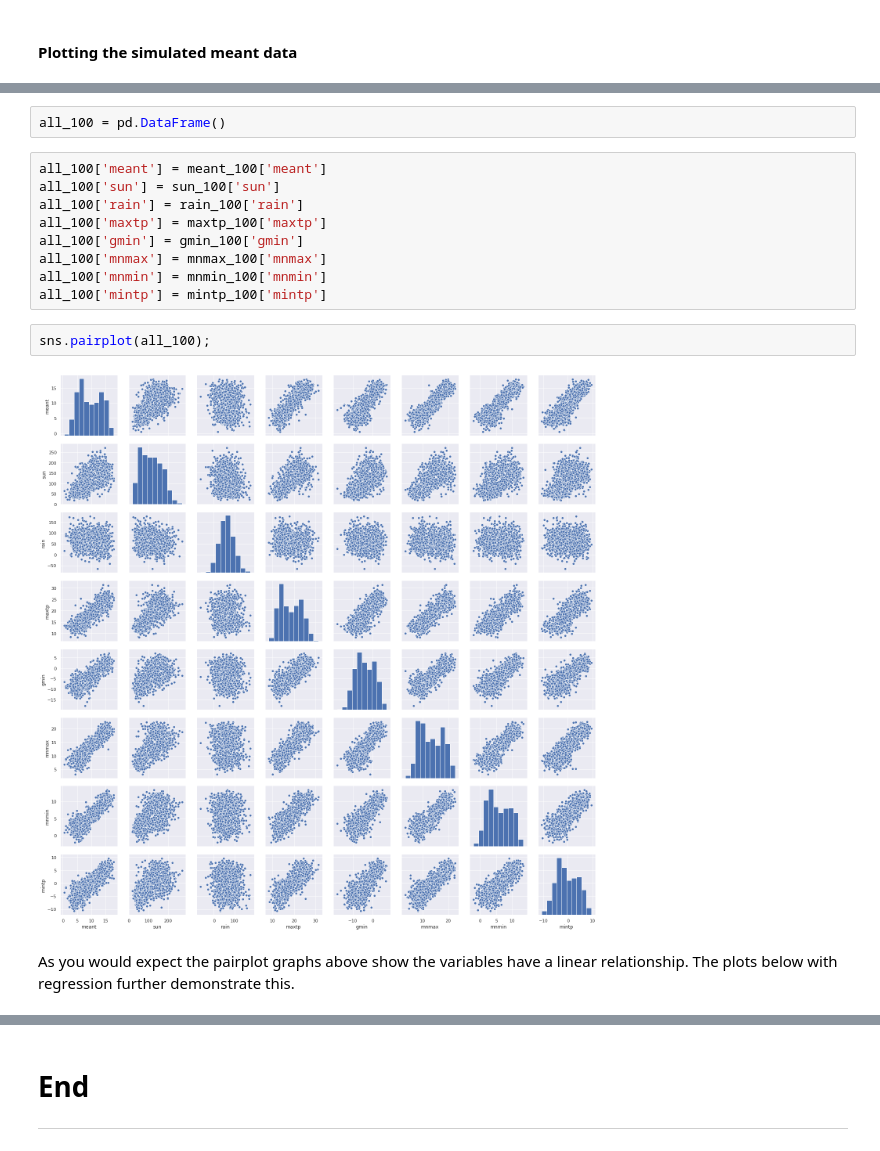
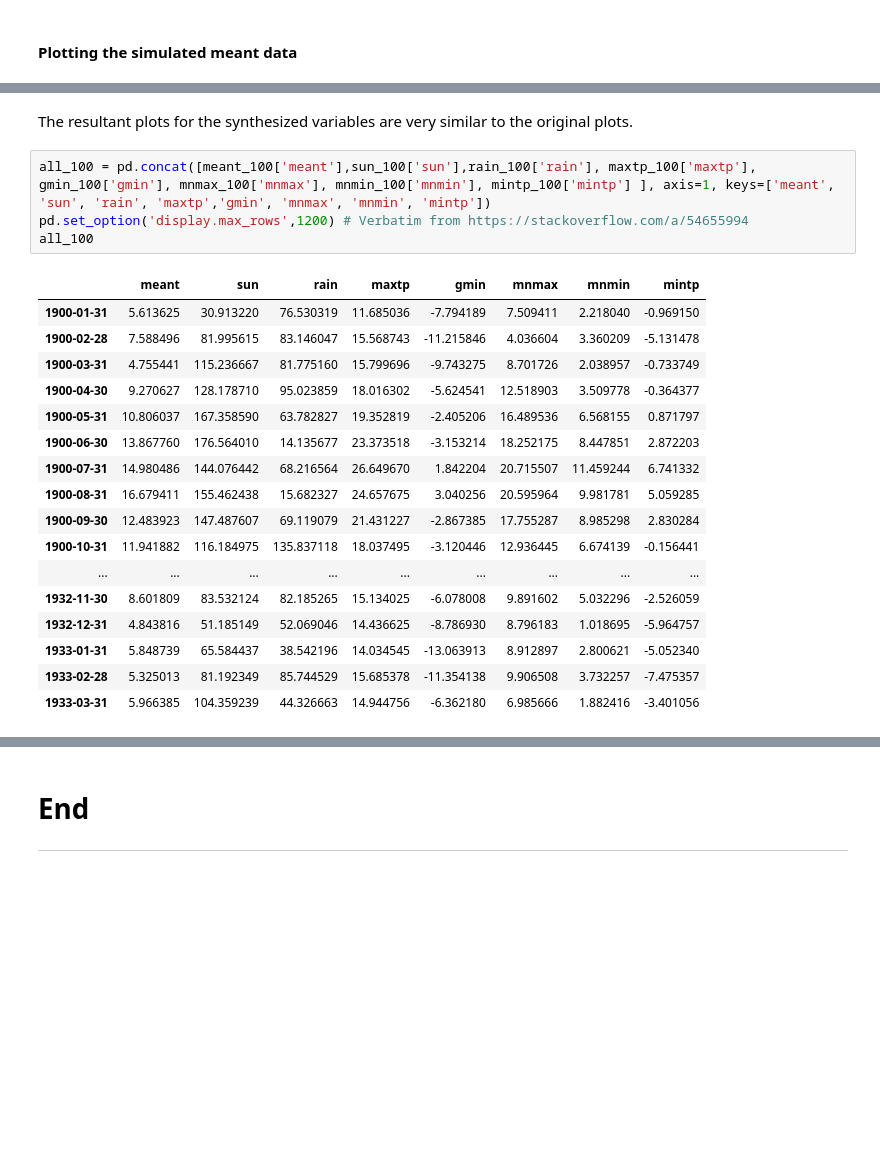
Before and after one commit to AdrianDonohoe/PDAProject2019, a Jupyter notebook: Motorcycle and Weather data.ipynb, the cells around one changed output, grey strips where cells are left out. Drawn from its saved outputs; the diff is of its cells as text; blank space fills up the shorter version.

```diff
--- a/Motorcycle and Weather data.ipynb
+++ b/Motorcycle and Weather data.ipynb
@@ -469,17 +474,24 @@ fig.autofmt_xdate();
-# %%
-all_100 = pd.DataFrame()
+# %% [markdown]
+The resultant plots for the synthesized variables are very similar to the original plots.
 # %%
-all_100['meant'] = meant_100['meant']
-all_100['sun'] = sun_100['sun']
-all_100['rain'] = rain_100['rain']
-all_100['maxtp'] = maxtp_100['maxtp']
-all_100['gmin'] = gmin_100['gmin']
-all_100['mnmax'] = mnmax_100['mnmax']
-all_100['mnmin'] = mnmin_100['mnmin']
-all_100['mintp'] = mintp_100['mintp']
+all_100 = pd.concat([meant_100['meant'],sun_100['sun'],rain_100['rain'], maxtp_100['maxtp'], gmin_100['gmin'], mnmax_100['mnmax'], mnmin_100['mnmin'], mintp_100['mintp'] ], axis=1, keys=['meant', 'sun', 'rain', 'maxtp','gmin', 'mnmax', 'mnmin', 'mintp'])
+pd.set_option('display.max_rows',1200) # Verbatim from https://stackoverflow.com/a/54655994
+all_100
+# %% [output]
+|  | meant | sun | rain | maxtp | gmin | mnmax | mnmin | mintp |
+| 1900-01-31 | 5.613625 | 30.913220 | 76.530319 | 11.685036 | -7.794189 | 7.509411 | 2.218040 | -0.969150 |
+| 1900-02-28 | 7.588496 | 81.995615 | 83.146047 | 15.568743 | -11.215846 | 4.036604 | 3.360209 | -5.131478 |
+| 1900-03-31 | 4.755441 | 115.236667 | 81.775160 | 15.799696 | -9.743275 | 8.701726 | 2.038957 | -0.733749 |
+| 1900-04-30 | 9.270627 | 128.178710 | 95.023859 | 18.016302 | -5.624541 | 12.518903 | 3.509778 | -0.364377 |
+| 1900-05-31 | 10.806037 | 167.358590 | 63.782827 | 19.352819 | -2.405206 | 16.489536 | 6.568155 | 0.871797 |
+| 1900-06-30 | 13.867760 | 176.564010 | 14.135677 | 23.373518 | -3.153214 | 18.252175 | 8.447851 | 2.872203 |
+| 1900-07-31 | 14.980486 | 144.076442 | 68.216564 | 26.649670 | 1.842204 | 20.715507 | 11.459244 | 6.741332 |
+| 1900-08-31 | 16.679411 | 155.462438 | 15.682327 | 24.657675 | 3.040256 | 20.595964 | 9.981781 | 5.059285 |
+| 1900-09-30 | 12.483923 | 147.487607 | 69.119079 | 21.431227 | -2.867385 | 17.755287 | 8.985298 | 2.830284 |
+| 1900-10-31 | 11.941882 | 116.184975 | 135.837118 | 18.037495 | -3.120446 | 12.936445 | 6.674139 | -0.156441 |
+| ... | ... | ... | ... | ... | ... | ... | ... | ... |
+| 1932-11-30 | 8.601809 | 83.532124 | 82.185265 | 15.134025 | -6.078008 | 9.891602 | 5.032296 | -2.526059 |
+| 1932-12-31 | 4.843816 | 51.185149 | 52.069046 | 14.436625 | -8.786930 | 8.796183 | 1.018695 | -5.964757 |
+| 1933-01-31 | 5.848739 | 65.584437 | 38.542196 | 14.034545 | -13.063913 | 8.912897 | 2.800621 | -5.052340 |
+| 1933-02-28 | 5.325013 | 81.192349 | 85.744529 | 15.685378 | -11.354138 | 9.906508 | 3.732257 | -7.475357 |
+| 1933-03-31 | 5.966385 | 104.359239 | 44.326663 | 14.944756 | -6.362180 | 6.985666 | 1.882416 | -3.401056 |
-# %%
-sns.pairplot(all_100);
-# %% [output]
-[figure, removed]
-# %% [markdown]
-As you would expect the pairplot graphs above show the variables have a linear relationship. The plots below with regression further demonstrate this.
```
Also changed, not shown: parts of 46 cells of this notebook.
